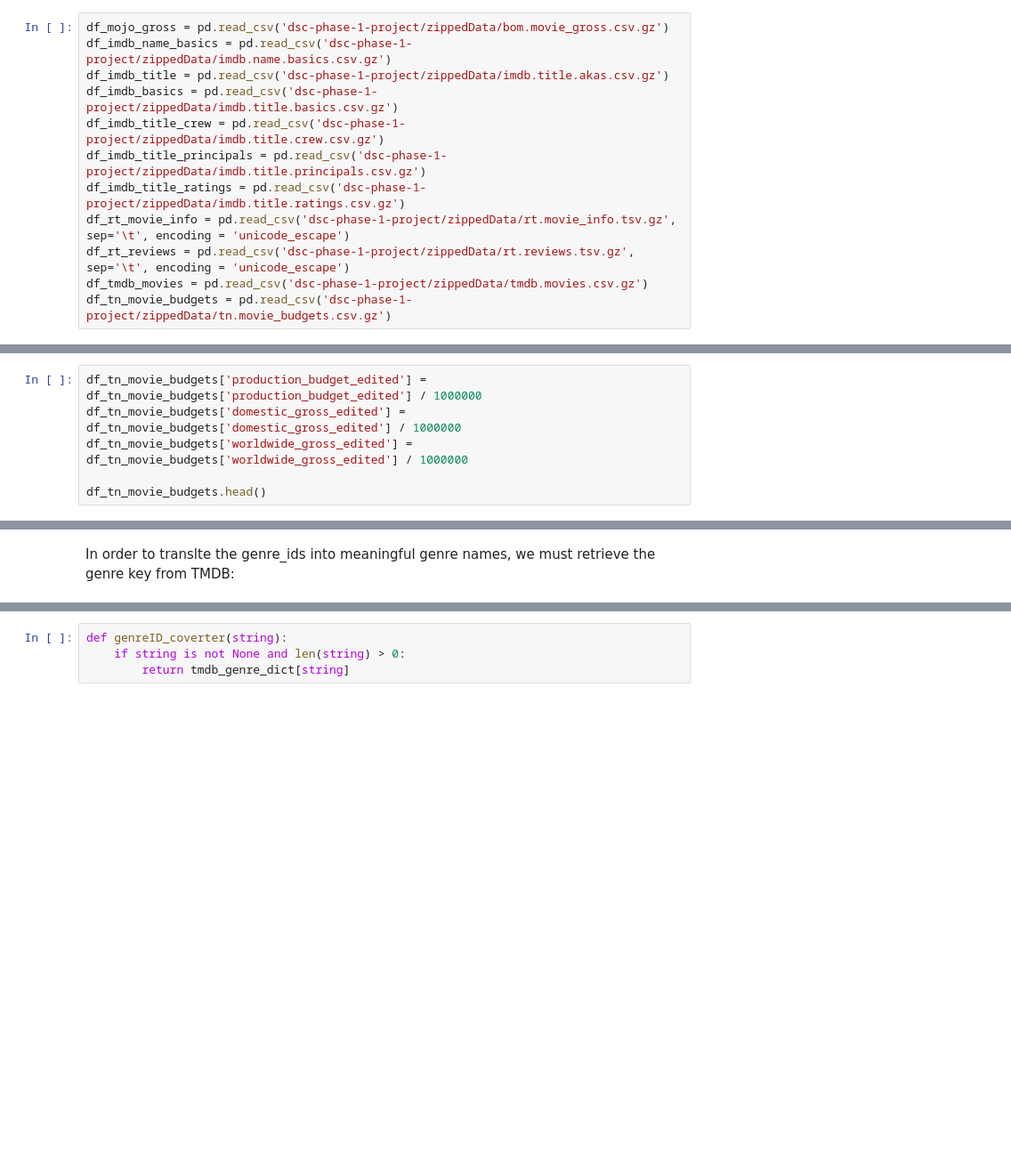
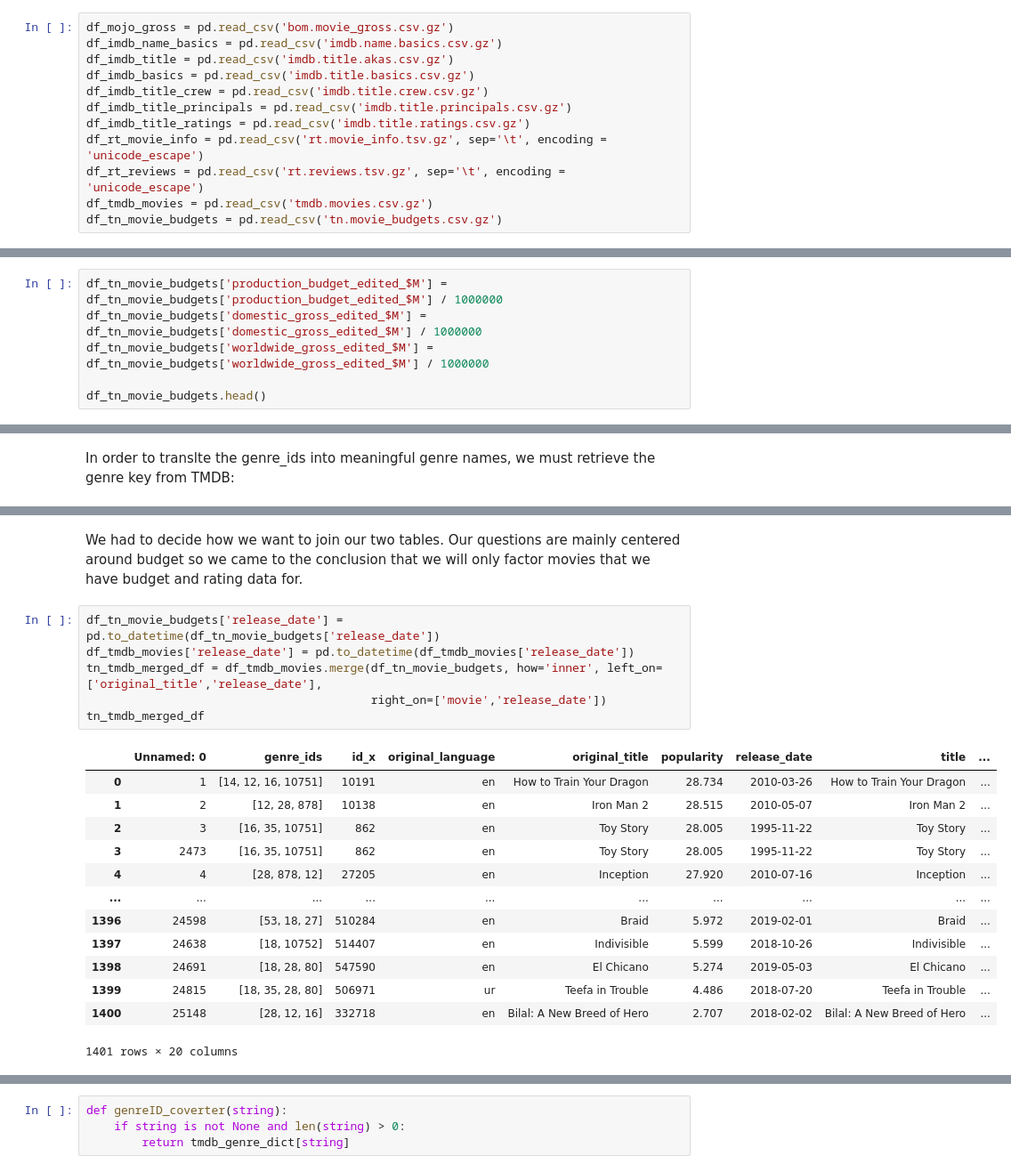
Before and after one commit to dt1086/Phase1_Project, a Jupyter notebook: Data Exploration.ipynb, the cells around one changed output, grey strips where cells are left out. Shown at 89% size. Drawn from its saved outputs; the diff is of its cells as text; blank space fills up the shorter version.

```diff
--- a/Data Exploration.ipynb
+++ b/Data Exploration.ipynb
@@ -7,14 +7,14 @@ import pandas as pd
 import seaborn as sns
 import matplotlib.pyplot as plt
 # %%
-df_mojo_gross = pd.read_csv('dsc-phase-1-project/zippedData/bom.movie_gross.csv.gz')
-df_imdb_name_basics = pd.read_csv('dsc-phase-1-project/zippedData/imdb.name.basics.csv.gz')
-df_imdb_title = pd.read_csv('dsc-phase-1-project/zippedData/imdb.title.akas.csv.gz')
-df_imdb_basics = pd.read_csv('dsc-phase-1-project/zippedData/imdb.title.basics.csv.gz')
-df_imdb_title_crew = pd.read_csv('dsc-phase-1-project/zippedData/imdb.title.crew.csv.gz')
-df_imdb_title_principals = pd.read_csv('dsc-phase-1-project/zippedData/imdb.title.principals.csv.gz')
-df_imdb_title_ratings = pd.read_csv('dsc-phase-1-project/zippedData/imdb.title.ratings.csv.gz')
-df_rt_movie_info = pd.read_csv('dsc-phase-1-project/zippedData/rt.movie_info.tsv.gz', sep='\t', encoding = 'unicode_escape')
-df_rt_reviews = pd.read_csv('dsc-phase-1-project/zippedData/rt.reviews.tsv.gz', sep='\t', encoding = 'unicode_escape')
-df_tmdb_movies = pd.read_csv('dsc-phase-1-project/zippedData/tmdb.movies.csv.gz')
-df_tn_movie_budgets = pd.read_csv('dsc-phase-1-project/zippedData/tn.movie_budgets.csv.gz')
+df_mojo_gross = pd.read_csv('bom.movie_gross.csv.gz')
+df_imdb_name_basics = pd.read_csv('imdb.name.basics.csv.gz')
+df_imdb_title = pd.read_csv('imdb.title.akas.csv.gz')
+df_imdb_basics = pd.read_csv('imdb.title.basics.csv.gz')
+df_imdb_title_crew = pd.read_csv('imdb.title.crew.csv.gz')
+df_imdb_title_principals = pd.read_csv('imdb.title.principals.csv.gz')
+df_imdb_title_ratings = pd.read_csv('imdb.title.ratings.csv.gz')
+df_rt_movie_info = pd.read_csv('rt.movie_info.tsv.gz', sep='\t', encoding = 'unicode_escape')
+df_rt_reviews = pd.read_csv('rt.reviews.tsv.gz', sep='\t', encoding = 'unicode_escape')
+df_tmdb_movies = pd.read_csv('tmdb.movies.csv.gz')
+df_tn_movie_budgets = pd.read_csv('tn.movie_budgets.csv.gz')
@@ -58,8 +148,8 @@ df_tn_movie_budgets.head()
 # %% [markdown]
 Making the basis in $M.
 # %%
-df_tn_movie_budgets['production_budget_edited'] = df_tn_movie_budgets['production_budget_edited'] / 1000000
-df_tn_movie_budgets['domestic_gross_edited'] = df_tn_movie_budgets['domestic_gross_edited'] / 1000000
-df_tn_movie_budgets['worldwide_gross_edited'] = df_tn_movie_budgets['worldwide_gross_edited'] / 1000000
+df_tn_movie_budgets['production_budget_edited_$M'] = df_tn_movie_budgets['production_budget_edited_$M'] / 1000000
+df_tn_movie_budgets['domestic_gross_edited_$M'] = df_tn_movie_budgets['domestic_gross_edited_$M'] / 1000000
+df_tn_movie_budgets['worldwide_gross_edited_$M'] = df_tn_movie_budgets['worldwide_gross_edited_$M'] / 1000000
 
 df_tn_movie_budgets.head()
@@ -171,0 +402,22 @@ df_combined
+# %% [markdown]
+We had to decide how we want to join our two tables. Our questions are mainly centered around budget so we came to the conclusion that we will only factor movies that we have budget and rating data for.
+# %%
+df_tn_movie_budgets['release_date'] = pd.to_datetime(df_tn_movie_budgets['release_date'])
+df_tmdb_movies['release_date'] = pd.to_datetime(df_tmdb_movies['release_date'])
+tn_tmdb_merged_df = df_tmdb_movies.merge(df_tn_movie_budgets, how='inner', left_on=['original_title','release_date'],
+                                         right_on=['movie','release_date'])
+tn_tmdb_merged_df
+# %% [output]
+|  | Unnamed: 0 | genre_ids | id_x | original_language | original_title | popularity | release_date | title | ... |
+| 0 | 1 | [14, 12, 16, 10751] | 10191 | en | How to Train Your Dragon | 28.734 | 2010-03-26 | How to Train Your Dragon | ... |
+| 1 | 2 | [12, 28, 878] | 10138 | en | Iron Man 2 | 28.515 | 2010-05-07 | Iron Man 2 | ... |
+| 2 | 3 | [16, 35, 10751] | 862 | en | Toy Story | 28.005 | 1995-11-22 | Toy Story | ... |
+| 3 | 2473 | [16, 35, 10751] | 862 | en | Toy Story | 28.005 | 1995-11-22 | Toy Story | ... |
+| 4 | 4 | [28, 878, 12] | 27205 | en | Inception | 27.920 | 2010-07-16 | Inception | ... |
+| ... | ... | ... | ... | ... | ... | ... | ... | ... | ... |
+| 1396 | 24598 | [53, 18, 27] | 510284 | en | Braid | 5.972 | 2019-02-01 | Braid | ... |
+| 1397 | 24638 | [18, 10752] | 514407 | en | Indivisible | 5.599 | 2018-10-26 | Indivisible | ... |
+| 1398 | 24691 | [18, 28, 80] | 547590 | en | El Chicano | 5.274 | 2019-05-03 | El Chicano | ... |
+| 1399 | 24815 | [18, 35, 28, 80] | 506971 | ur | Teefa in Trouble | 4.486 | 2018-07-20 | Teefa in Trouble | ... |
+| 1400 | 25148 | [28, 12, 16] | 332718 | en | Bilal: A New Breed of Hero | 2.707 | 2018-02-02 | Bilal: A New Breed of Hero | ... |
+1401 rows × 20 columns
```
Also changed, not shown: parts of 53 cells of this notebook.
